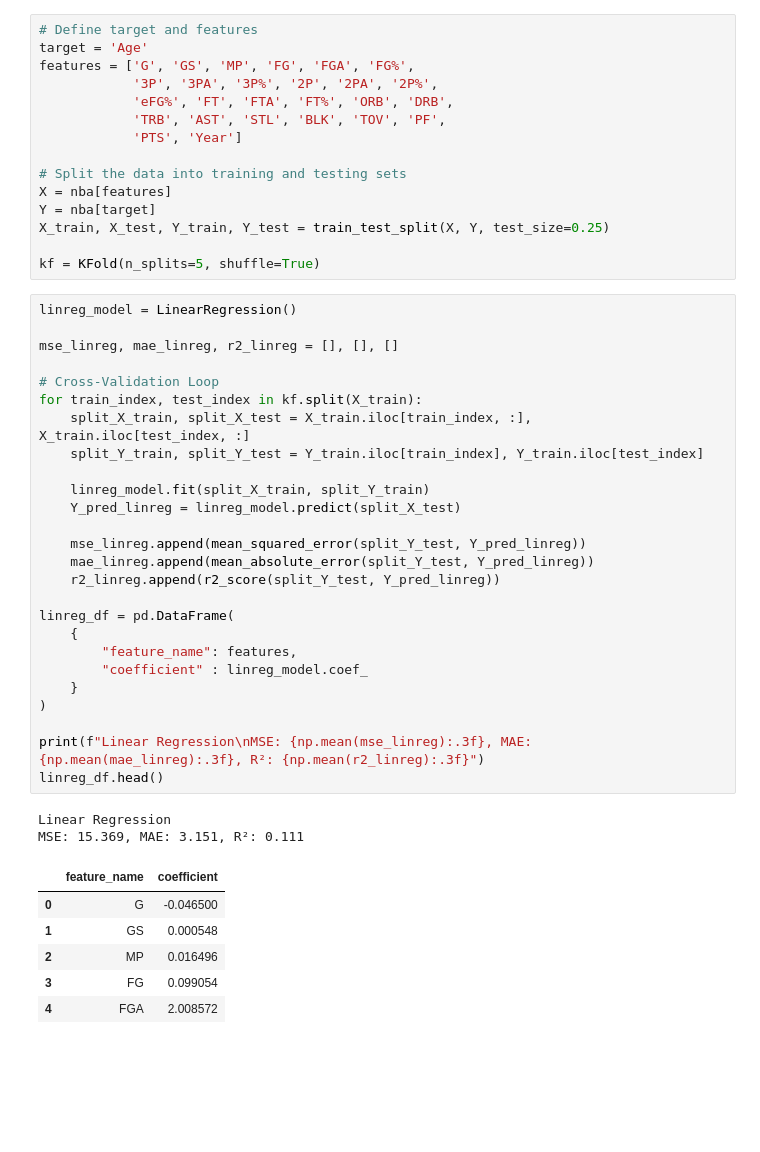
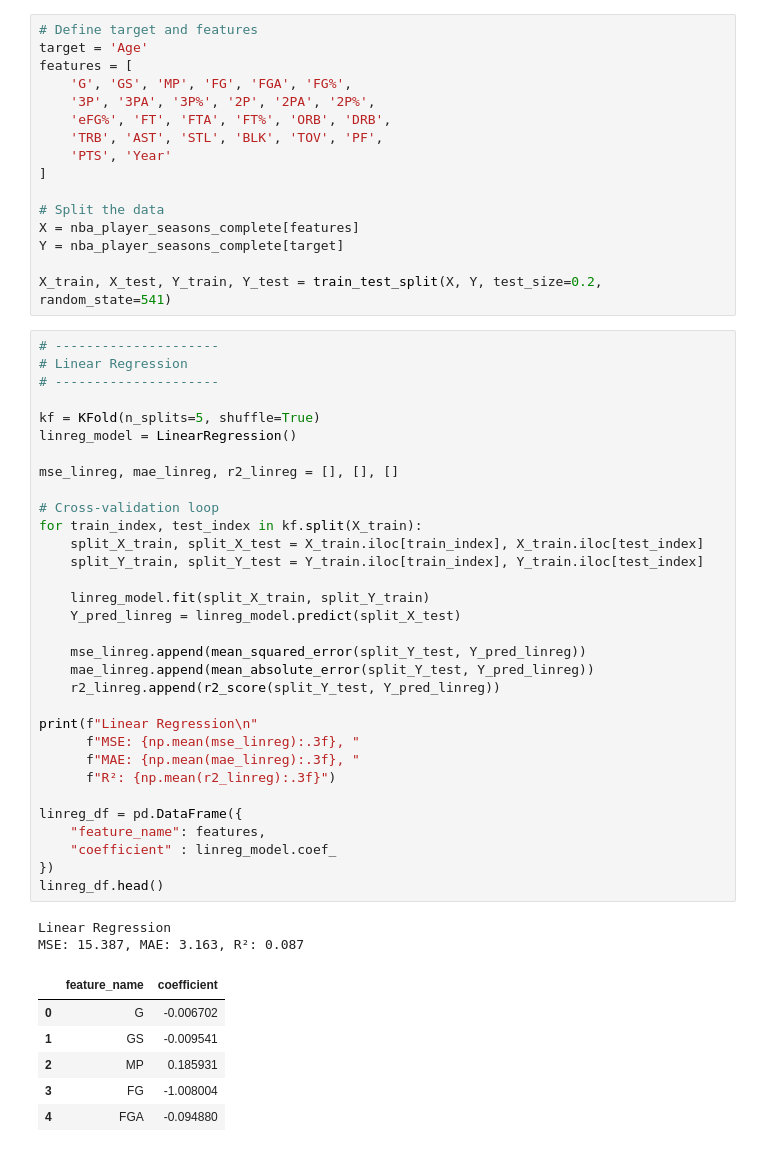
Before and after one commit to Logan-Locke/nba-analytics-pipeline, a Jupyter notebook: prediction.ipynb, the cells around one changed output. Cells and saved outputs as stored; diff of their text form; blank space fills up the shorter version.

```diff
--- a/prediction.ipynb
+++ b/prediction.ipynb
@@ -22,51 +52,58 @@ from scipy.stats import ttest_ind
 # %%
 # Define target and features
 target = 'Age'
-features = ['G', 'GS', 'MP', 'FG', 'FGA', 'FG%',
-            '3P', '3PA', '3P%', '2P', '2PA', '2P%',
-            'eFG%', 'FT', 'FTA', 'FT%', 'ORB', 'DRB',
-            'TRB', 'AST', 'STL', 'BLK', 'TOV', 'PF',
-            'PTS', 'Year']
+features = [
+    'G', 'GS', 'MP', 'FG', 'FGA', 'FG%',
+    '3P', '3PA', '3P%', '2P', '2PA', '2P%',
+    'eFG%', 'FT', 'FTA', 'FT%', 'ORB', 'DRB',
+    'TRB', 'AST', 'STL', 'BLK', 'TOV', 'PF',
+    'PTS', 'Year'
+]
 
-# Split the data into training and testing sets
-X = nba[features]
-Y = nba[target]
-X_train, X_test, Y_train, Y_test = train_test_split(X, Y, test_size=0.25)
+# Split the data
+X = nba_player_seasons_complete[features]
+Y = nba_player_seasons_complete[target]
 
-kf = KFold(n_splits=5, shuffle=True)
+X_train, X_test, Y_train, Y_test = train_test_split(X, Y, test_size=0.2, random_state=541)
 # %%
+# ---------------------
+# Linear Regression
+# ---------------------
+
+kf = KFold(n_splits=5, shuffle=True)
 linreg_model = LinearRegression()
 
 mse_linreg, mae_linreg, r2_linreg = [], [], []
 
-# Cross-Validation Loop
+# Cross-validation loop
 for train_index, test_index in kf.split(X_train):
-    split_X_train, split_X_test = X_train.iloc[train_index, :], X_train.iloc[test_index, :]
+    split_X_train, split_X_test = X_train.iloc[train_index], X_train.iloc[test_index]
     split_Y_train, split_Y_test = Y_train.iloc[train_index], Y_train.iloc[test_index]
 
     linreg_model.fit(split_X_train, split_Y_train)
     Y_pred_linreg = linreg_model.predict(split_X_test)
 
     mse_linreg.append(mean_squared_error(split_Y_test, Y_pred_linreg))
     mae_linreg.append(mean_absolute_error(split_Y_test, Y_pred_linreg))
     r2_linreg.append(r2_score(split_Y_test, Y_pred_linreg))
 
-linreg_df = pd.DataFrame(
-    {
-        "feature_name": features,
-        "coefficient" : linreg_model.coef_
-    }
-)
+print(f"Linear Regression\n"
+      f"MSE: {np.mean(mse_linreg):.3f}, "
+      f"MAE: {np.mean(mae_linreg):.3f}, "
+      f"R²: {np.mean(r2_linreg):.3f}")
 
-print(f"Linear Regression\nMSE: {np.mean(mse_linreg):.3f}, MAE: {np.mean(mae_linreg):.3f}, R²: {np.mean(r2_linreg):.3f}")
+linreg_df = pd.DataFrame({
+    "feature_name": features,
+    "coefficient" : linreg_model.coef_
+})
 linreg_df.head()
 # %% [output]
 Linear Regression
-MSE: 15.369, MAE: 3.151, R²: 0.111
+MSE: 15.387, MAE: 3.163, R²: 0.087
 |  | feature_name | coefficient |
-| 0 | G | -0.046500 |
-| 1 | GS | 0.000548 |
-| 2 | MP | 0.016496 |
-| 3 | FG | 0.099054 |
-| 4 | FGA | 2.008572 |
+| 0 | G | -0.006702 |
+| 1 | GS | -0.009541 |
+| 2 | MP | 0.185931 |
+| 3 | FG | -1.008004 |
+| 4 | FGA | -0.094880 |
 # %% [markdown]
```
Also changed, not shown: parts of 26 cells of this notebook.
